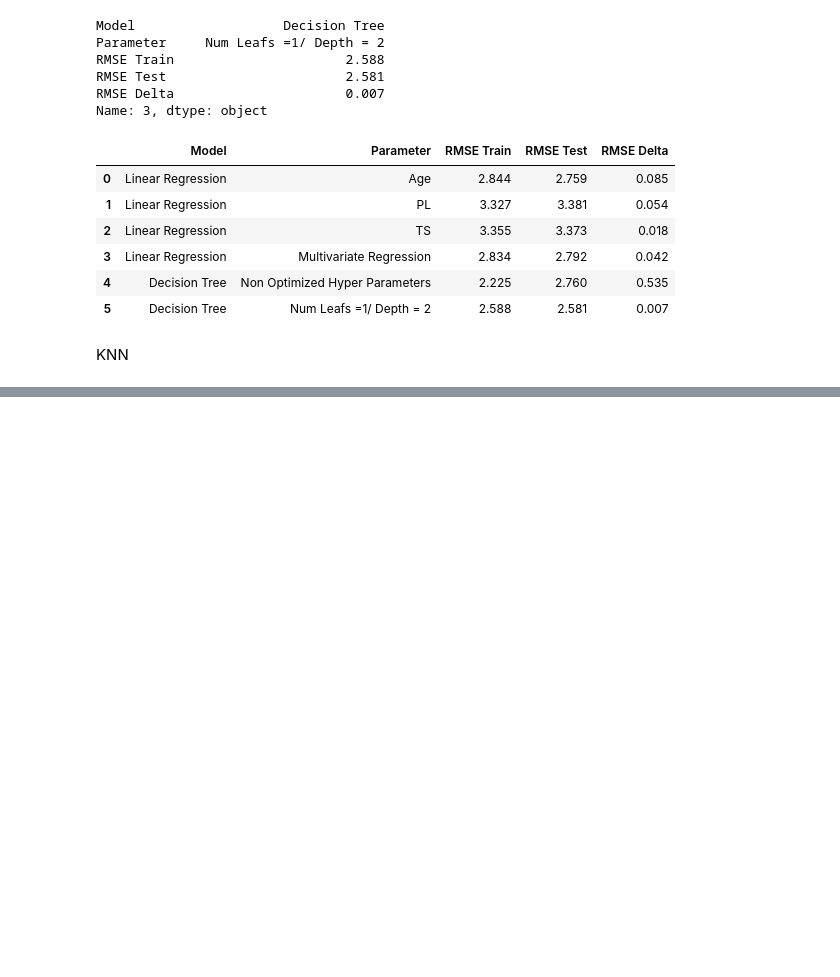
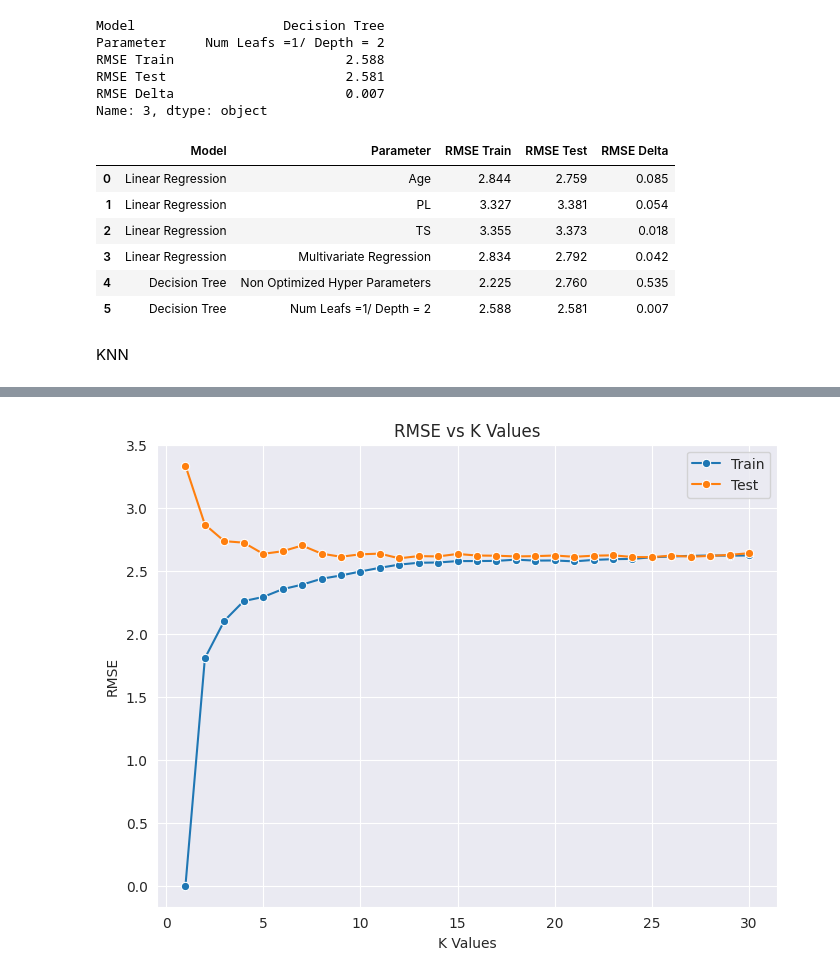
Before and after one commit to doctorf72/Naya_ML_RegressionProject, a Jupyter notebook: Regression_Project.ipynb, the cells around one changed output, grey strips where cells are left out. Drawn from its saved outputs; the diff is of its cells as text; code cells hidden in the pictures; blank space fills up the shorter version.

```diff
--- a/Regression_Project.ipynb
+++ b/Regression_Project.ipynb
@@ -892 +883,7 @@ df_train.head()
+# %%
+X = df_train.drop(['ID','PRG','Sepssis','Insurance' ], axis = 1)
+X.head()
+X_test = df_test.drop(['PRG', 'Insurance'], axis = 1)
+y = df_train['PRG']
+y_test = df_test['PRG']
 # %%
@@ -918,0 +990,32 @@ df_train.head()
+# %%
+#Calculate RMSE_train &RMSE_test for each k
+k_values = range(1, 31)
+RMSE_train = []
+RMSE_test = []
+RMSE_diff = []
+
+for k in k_values:
+    knn = KNeighborsRegressor(n_neighbors=k)
+    #X_train, X_test, y_train, y_test = train_test_split(X, y, test_size=0.2, random_state=42)
+    knn.fit(X_n, y)
+    y_train_pred = knn.predict(X_n)
+    y_test_pred = knn.predict(X_n_t)
+    rmse_train = np.sqrt(mse(y, y_train_pred))
+    rmse_test = np.sqrt(mse(y_test, y_test_pred))
+    RMSE_train.append(rmse_train)   #list
+    RMSE_test.append(rmse_test)   #list
+    RMSE_diff.append(rmse_test - rmse_train)
+# %%
+sns.set_style('darkgrid')
+plt.figure(figsize=(8,6))
+
+sns.lineplot(x=k_values, y=RMSE_train, marker='o', label='Train')
+sns.lineplot(x=k_values, y=RMSE_test, marker='o', label='Test')
+
+plt.xlabel("K Values")
+plt.ylabel("RMSE")
+plt.title('RMSE vs K Values')
+plt.legend()
+plt.show()
+# %% [output]
+[figure, added]
```
Also changed, not shown: parts of 16 cells of this notebook.
